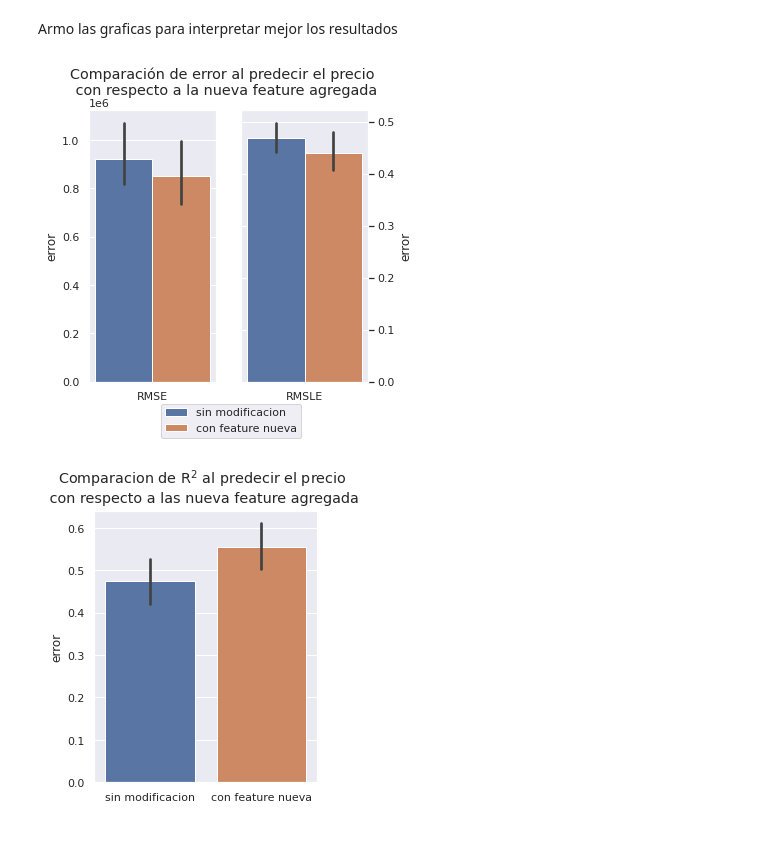
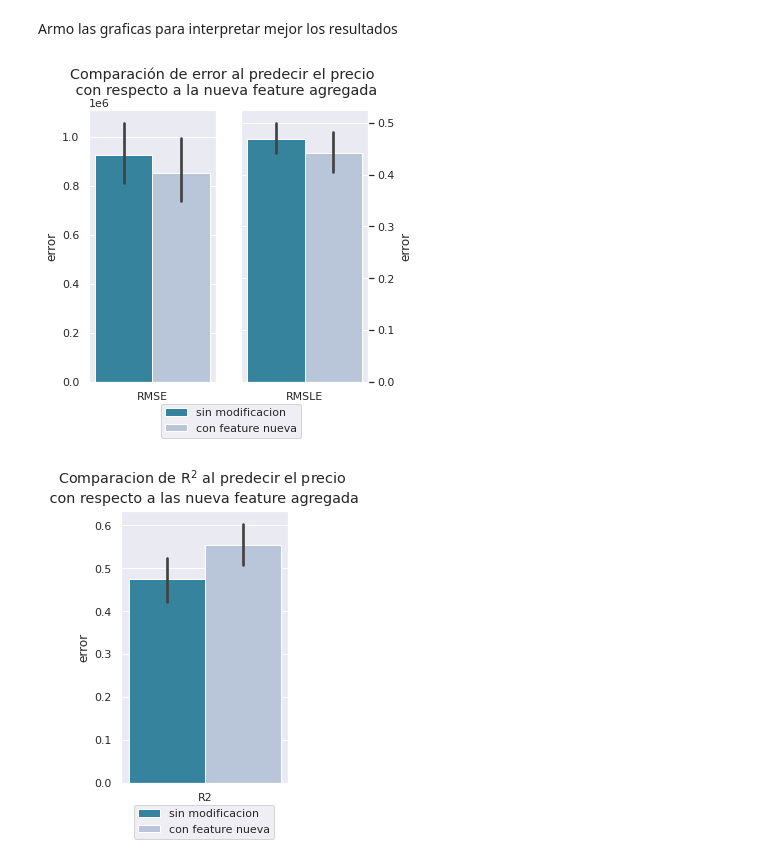
Before and after one commit to davidvenegasr/TP3-MetNum, a Jupyter notebook: notebooks/Exp4.ipynb, the cells around one changed output. Drawn from its saved outputs; the diff is of its cells as text; code cells hidden in the pictures; blank space fills up the shorter version.

```diff
--- a/notebooks/Exp4.ipynb
+++ b/notebooks/Exp4.ipynb
@@ -260,8 +260,8 @@ df_results = pd.concat([df_results, df_results_new])
 sns.set()
 
 fig, (ax1, ax2)  = plt.subplots(1, 2, figsize=(5, 5), sharey=False)
-sns.barplot(ax=ax1, data=df_results[df_results["metrica"]=="RMSE"], y='error', x="metrica", hue="con_nueva_feature")
-sns.barplot(ax=ax2, data=df_results[df_results["metrica"]=="RMSLE"], y='error', x="metrica", hue="con_nueva_feature")
+sns.barplot(ax=ax1, data=df_results[df_results["metrica"]=="RMSE"], y='error', x="metrica", hue="con_nueva_feature", palette="PuBuGn_r")
+sns.barplot(ax=ax2, data=df_results[df_results["metrica"]=="RMSLE"], y='error', x="metrica", hue="con_nueva_feature", palette="PuBuGn_r")
 
 ax1.get_legend().remove()
 ax2.legend(bbox_to_anchor=(0.73,0.08), loc="lower", bbox_transform=fig.transFigure)
@@ -277,7 +277,7 @@ x_axis = ax2.xaxis.label.set_visible(False)
 fig.suptitle('Comparación de error al predecir el precio \n con respecto a la nueva feature agregada', y=1)
 plt.savefig("Exp4/Comp-de-error-con-y-sin-nueva-feature.png", bbox_inches = "tight")
 # %% [output]
-[figure, old version]
+[figure, new version]
 # %%
 # R2
 df_results = pd.DataFrame.from_dict(results_VC)
@@ -292,16 +292,18 @@ df_results_r2_new.columns = ["error"]
 df_results_r2_new["con_nueva_feature"] = ["con feature nueva"]*df_results_r2_new.shape[0]
 
 df_results = pd.concat([df_results_r2, df_results_r2_new])
+df_results["metrica"] = ["R2"]*df_results.shape[0]
 #display(df_results)
 # %%
 sns.set()
 
-fig, ax = plt.subplots(1, 1, figsize=(4, 5), sharey=False)
-sns.barplot(ax=ax, data=df_results, y='error', x="con_nueva_feature")
+fig, ax = plt.subplots(1, 1, figsize=(3, 5), sharey=False)
+sns.barplot(ax=ax, data=df_results, y='error', x="metrica", hue="con_nueva_feature", palette="PuBuGn_r")
 
 x_axis = ax.xaxis.label.set_visible(False)
+ax.legend(bbox_to_anchor=(0.86,0.08), loc="lower", bbox_transform=fig.transFigure)
 
 fig.suptitle(r"Comparacion de $\mathrm{R}^2$ al predecir el precio" + f"\n con respecto a las nueva feature agregada", y=1)
 plt.savefig("Exp4/Comp-de-r2-con-y-sin-nueva-feature.png", bbox_inches = "tight")
 # %% [output]
-[figure, old version]
+[figure, new version]
```
Also changed, not shown: 7 other files.
